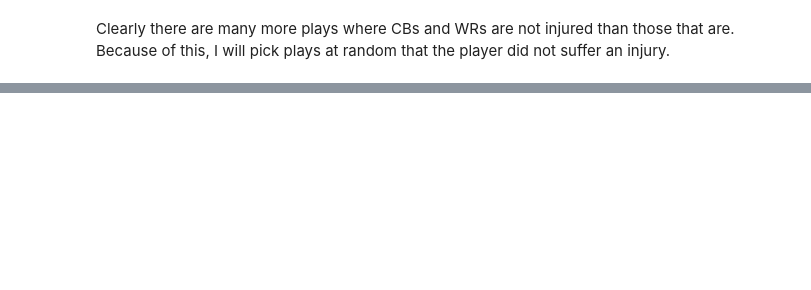
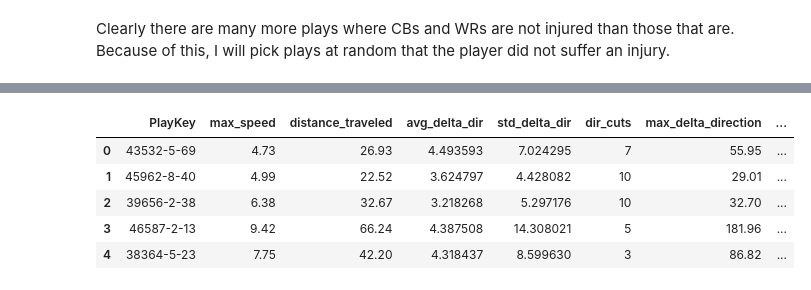
Before and after one commit to mjm286/-Prediction-of-Injury-in-The-National-Football-League, a Jupyter notebook: injury_analysis.ipynb, the cells around one changed output, grey strips where cells are left out. Saved outputs shown, nothing was run; the diff lists cells and outputs as text; code cells hidden in the pictures; blank space fills up the shorter version.

```diff
--- a/injury_analysis.ipynb
+++ b/injury_analysis.ipynb
@@ -475,0 +564,9 @@ data.shape
+# %%
+ngs_stats.head()
+# %% [output]
+|  | PlayKey | max_speed | distance_traveled | avg_delta_dir | std_delta_dir | dir_cuts | max_delta_direction | ... |
+| 0 | 43532-5-69 | 4.73 | 26.93 | 4.493593 | 7.024295 | 7 | 55.95 | ... |
+| 1 | 45962-8-40 | 4.99 | 22.52 | 3.624797 | 4.428082 | 10 | 29.01 | ... |
+| 2 | 39656-2-38 | 6.38 | 32.67 | 3.218268 | 5.297176 | 10 | 32.70 | ... |
+| 3 | 46587-2-13 | 9.42 | 66.24 | 4.387508 | 14.308021 | 5 | 181.96 | ... |
+| 4 | 38364-5-23 | 7.75 | 42.20 | 4.318437 | 8.599630 | 3 | 86.82 | ... |
```
Also changed, not shown: parts of 20 cells of this notebook.
